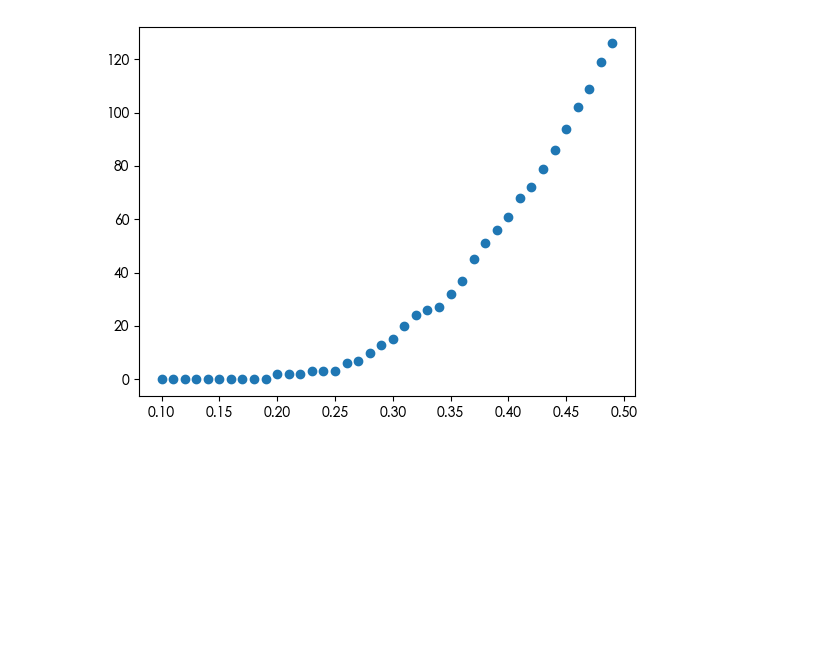
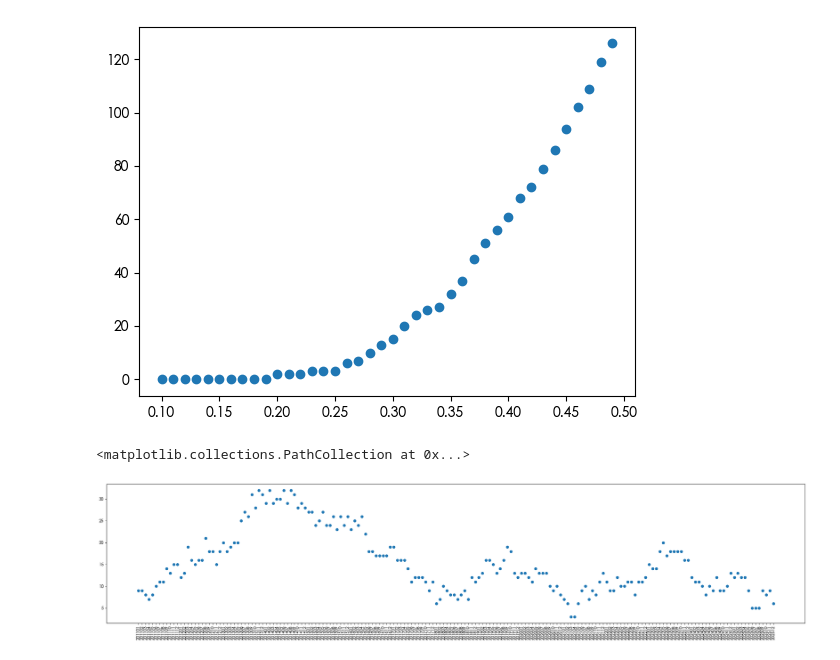
Before and after one commit to ProfessorErdo/stock-trend-tracker, a Jupyter notebook: notebooks/four_quadrants.ipynb, the cells around one changed output. Saved outputs shown, nothing was run; the diff lists cells and outputs as text; code cells hidden in the pictures; blank space fills up the shorter version.

Commit message:
analyze stocks of quadrant 4 with with time

```diff
--- a/notebooks/four_quadrants.ipynb
+++ b/notebooks/four_quadrants.ipynb
@@ -46,10 +44,10 @@ def get_stock_codes(price_date, threshold, quadrant):
         stock_values_filtered = stock_values.query(f"(pe_ttm < {pe_th_l}) & (pb_ttm < {pb_th_l}) & (pr_ttm < {pr_th_l}) & (roe_ttm < {roe_th_l})")
     elif quadrant == 4:
         stock_values_filtered = stock_values.query(f"(pe_ttm < {pe_th_l}) & (pb_ttm < {pb_th_l}) & (pr_ttm < {pr_th_l}) & (roe_ttm > {roe_th_h})")
-    print(f"pe_th_h: {pe_th_h:.2f} | pe_th_l: {pe_th_l:.2f} | " +\
-          f"pb_th_h: {pb_th_h:.2f} | pb_th_l: {pb_th_l:.2f} | " +\
-          f"pr_th_h: {pr_th_h:.2f} | pr_th_l: {pr_th_l:.2f} | " +\
-          f"roe_th_h: {roe_th_h:.2f}, roe_th_l: {roe_th_l:.2f}")
+    # print(f"pe_th_h: {pe_th_h:.2f} | pe_th_l: {pe_th_l:.2f} | " +\
+    #       f"pb_th_h: {pb_th_h:.2f} | pb_th_l: {pb_th_l:.2f} | " +\
+    #       f"pr_th_h: {pr_th_h:.2f} | pr_th_l: {pr_th_l:.2f} | " +\
+    #       f"roe_th_h: {roe_th_h:.2f}, roe_th_l: {roe_th_l:.2f}")
     return stock_values_filtered.code.tolist()
 # %%
 def plot_stock_values(stock_codes, price_date):
@@ -258,7 +221,7 @@ quadrant == 4: high roe, low price (pe, pb, pr)
 thresholds = np.arange(0.1, 0.5, 0.01)
 quadrant = 4
 quadrant_stocks = {}
-for threshold in thresholds:
+for threshold in tqdm(thresholds):
     stock_codes = get_stock_codes(price_date, threshold, quadrant)
     num_stocks = len(stock_codes)
     quadrant_stocks[threshold] = num_stocks
@@ -287,0 +270,33 @@ plt.scatter(quadrant_stocks.keys(), quadrant_stocks.values())
+# %%
+months = np.arange(1, 13)
+years = np.arange(2011, 2026)
+
+price_date = "20260109"
+quadrant = 4
+threshold = 0.26
+quadrant_stocks = {}
+quadrant_stock_codes = {}
+
+stock_values = []
+for stock_value_file in os.listdir(f"../data/processed/stock-valuation/{price_date}"):
+    stock_value = pd.read_csv(os.path.join(f"../data/processed/stock-valuation/{price_date}/", stock_value_file))
+    stock_value['code'] = stock_value['code'].astype(int).astype(str).str.zfill(6)
+    stock_value = stock_value.dropna(axis=0)
+    stock_values.append(stock_value)
+stock_values = pd.concat(stock_values, ignore_index=True)
+
+for year in tqdm(years):
+    for month in months:
+        stock_codes = get_stock_codes_by_months(threshold, quadrant, year, month)
+        num_stocks = len(stock_codes)
+        dates = str(year) + str(month).zfill(2)
+        quadrant_stocks[dates] = num_stocks
+        quadrant_stock_codes[dates] = stock_codes
+# %%
+plt.figure(figsize=(30, 6))
+# rotate the x ticks
+plt.xticks(rotation=90)
+plt.scatter(quadrant_stocks.keys(), quadrant_stocks.values())
+# %% [output]
+<matplotlib.collections.PathCollection at 0x...>
+[figure, added]
```
Also changed, not shown: parts of 9 cells of this notebook, 1 other file.
